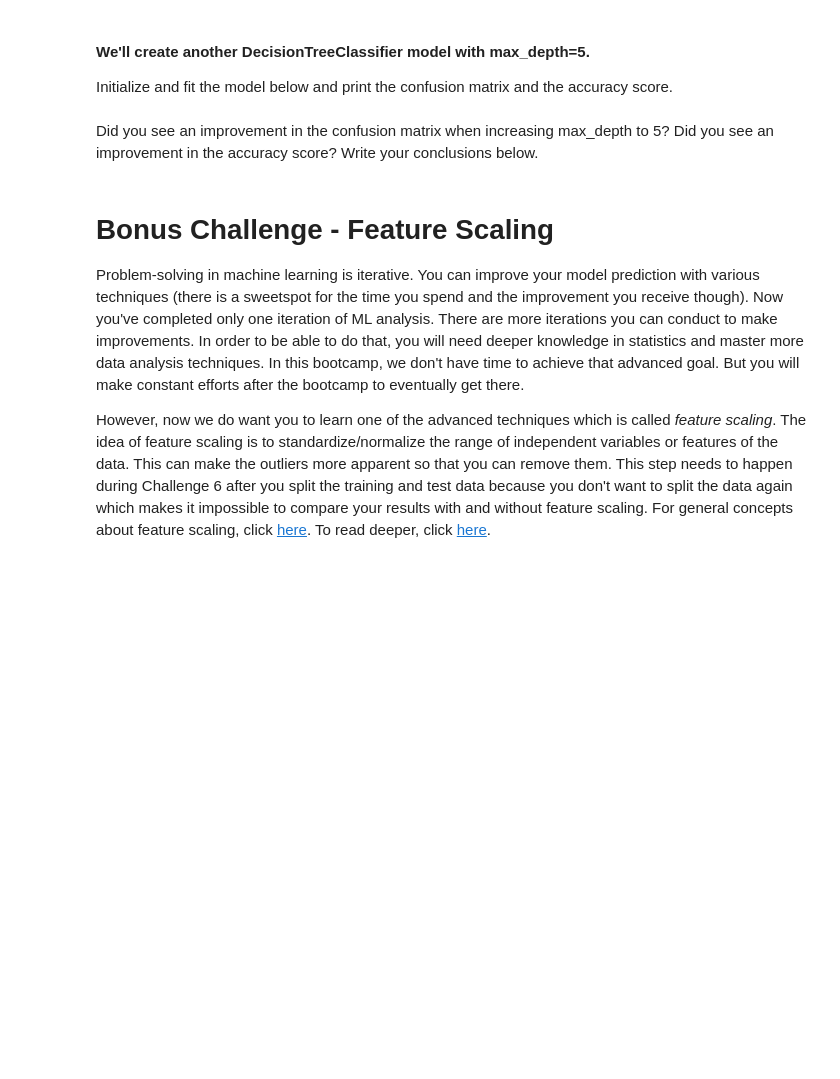
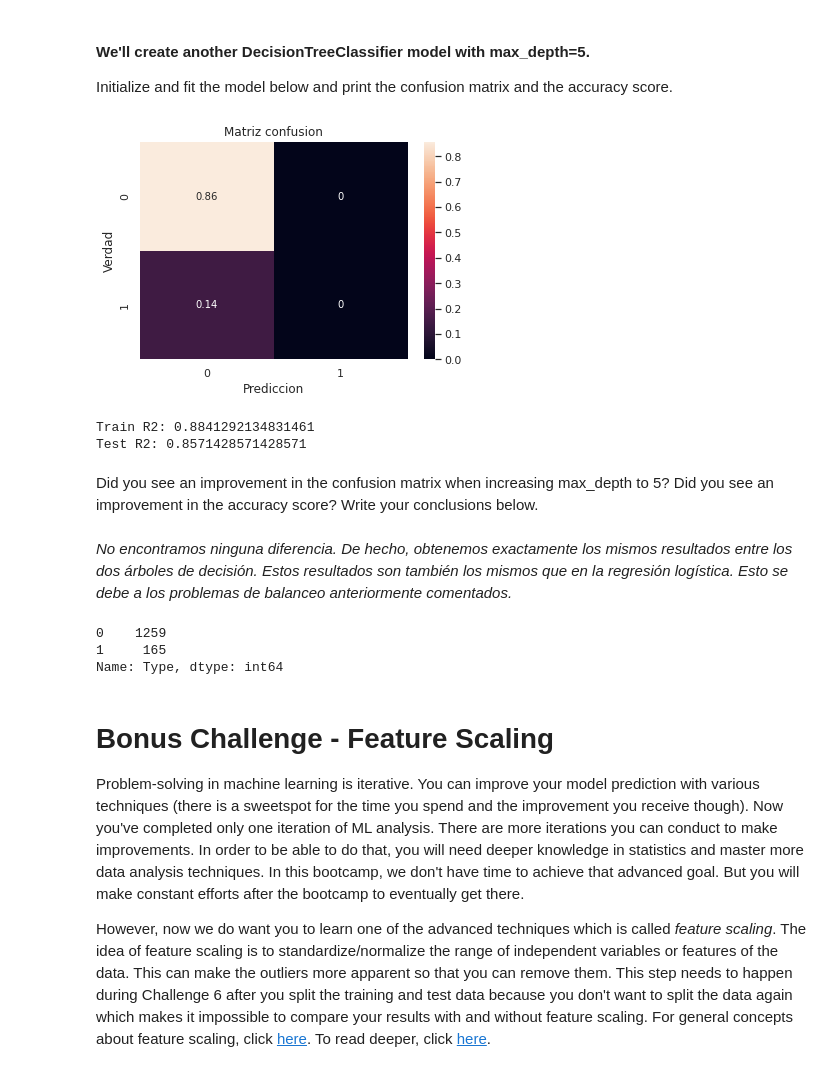
Before and after one commit to Ironhack-Data-Madrid-Enero-2022/lab-supervised-learning, a Jupyter notebook: your-code/main.ipynb, the cells around one changed output. Drawn from its saved outputs; the diff is of its cells as text; code cells hidden in the pictures; blank space fills up the shorter version.

```diff
--- a/your-code/main.ipynb
+++ b/your-code/main.ipynb
@@ -629,2 +700,26 @@ Initialize and fit the model below and print the confusion matrix and the accura
+# %%
+dtc = DTC(max_depth=5)
+
+dtc.fit(X_train, y_train) # Entrenamos el modelo.
+
+y_pred = log_reg.predict(X_test) # Llevamos a cabo la predicción.
+# %%
+ax=sns.heatmap(cm(y_test, y_pred)/sum(sum(cm(y_test, y_pred))), annot=True)    # Graficamos la matriz.
+
+plt.title('Matriz confusion')
+plt.ylabel('Verdad')
+plt.xlabel('Prediccion')
+plt.show();
+# %% [output]
+[figure, added]
+# %%
+train_score = log_reg.score(X_train, y_train)  # Calculamos el accuracy para el paquete de entrenamiento.
+test_score = log_reg.score(X_test, y_test)     # Calculamos el accuracy para el paquete de testeo.
+
+print('Train R2:', train_score)
+print('Test R2:', test_score)
+# %% [output]
+Train R2: 0.8841292134831461
+Test R2: 0.8571428571428571
 # %% [markdown]
 Did you see an improvement in the confusion matrix when increasing max_depth to 5? Did you see an improvement in the accuracy score? Write your conclusions below.
@@ -633,3 +726,11 @@ Did you see an improvement in the confusion matrix when increasing max_depth to
+# %% [markdown]
+*No encontramos ninguna diferencia. De hecho, obtenemos exactamente los mismos resultados entre los dos árboles de decisión. Estos resultados son también los mismos que en la regresión logística. Esto se debe a los problemas de balanceo anteriormente comentados.*
+# %%
+y_train.value_counts() # Aquí observamos la falta de balaceo de la que hablamos.
+# %% [output]
+0    1259
+1     165
+Name: Type, dtype: int64
 # %% [markdown]
 # Bonus Challenge - Feature Scaling
 
```
Also changed, not shown: parts of 35 cells of this notebook.
